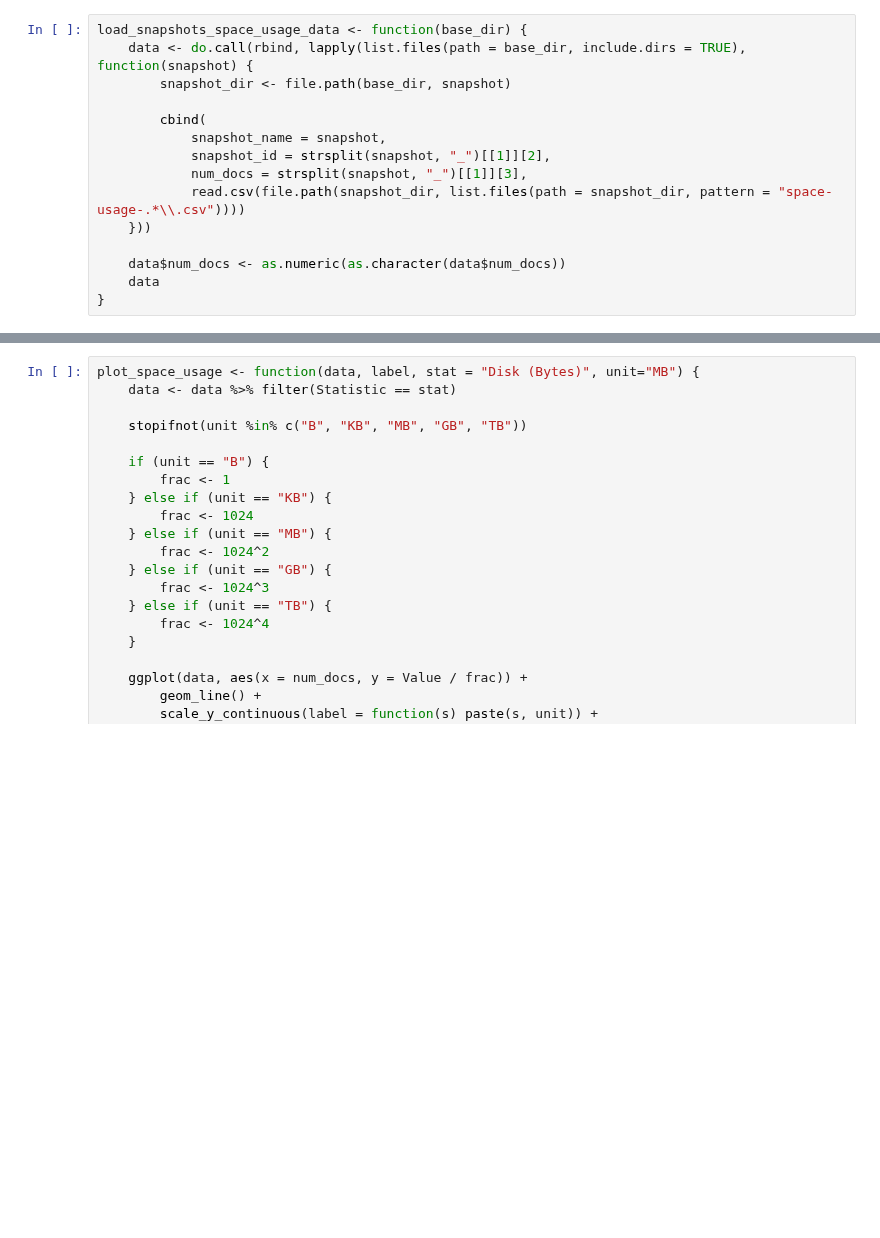
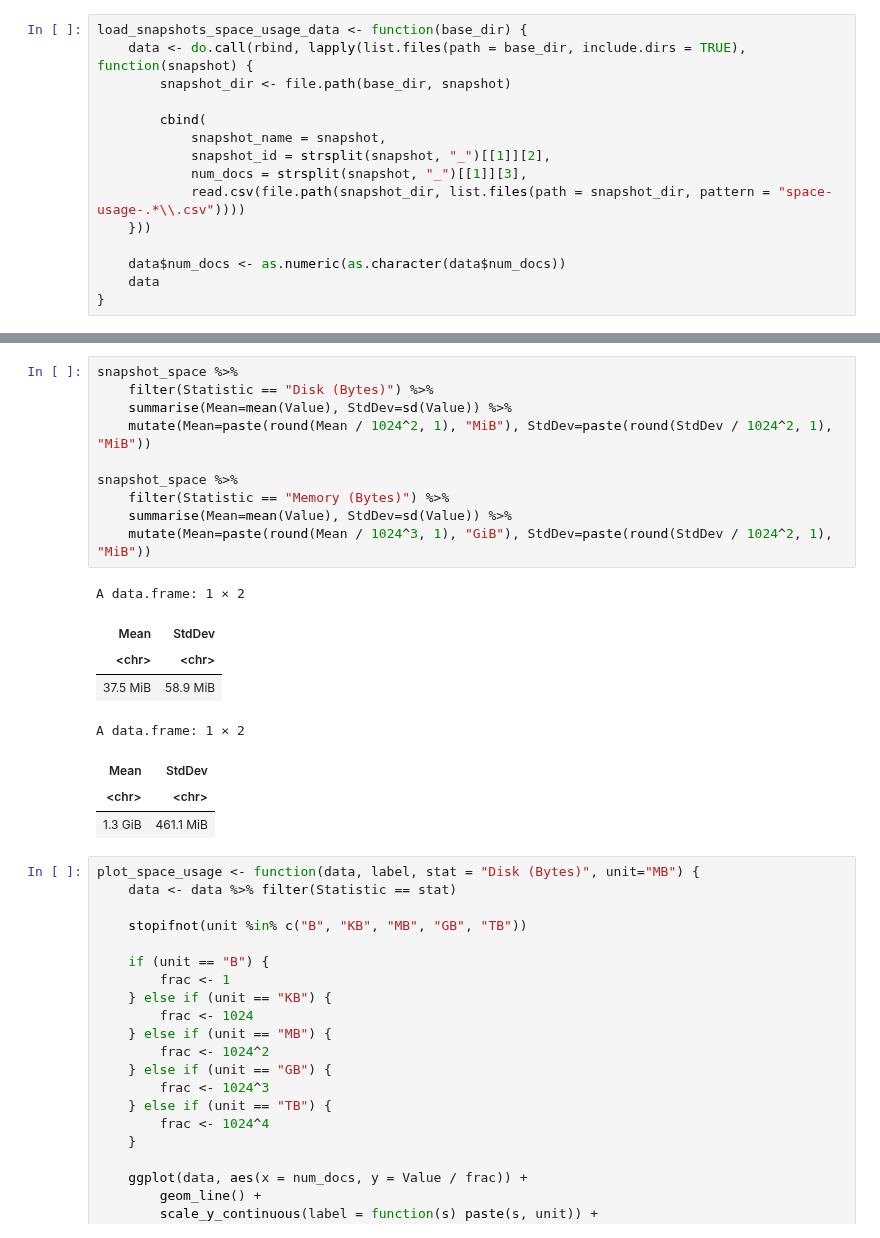
Before and after one commit to feup-infolab/army-ant, a Jupyter notebook: notebooks/hypergraph_of_entity/hypergraph_of_entity.ipynb, the cells around one changed output, grey strips where cells are left out. Drawn from its saved outputs; the diff is of its cells as text; blank space fills up the shorter version.

Commit message:
CN 2019: Computed the mean and standard deviation for the disk and memory space of the index snapshots.

```diff
--- a/notebooks/hypergraph_of_entity/hypergraph_of_entity.ipynb
+++ b/notebooks/hypergraph_of_entity/hypergraph_of_entity.ipynb
@@ -708,6 +712,25 @@ snapshot_space
 | snapshot_013_5000 | 013 | 5000 | Memory (Bytes) | 2181940824 |
 | snapshot_014_8000 | 014 | 8000 | Disk (Bytes) | 190741200 |
 | snapshot_014_8000 | 014 | 8000 | Memory (Bytes) | 2494133584 |
+# %%
+snapshot_space %>%
+    filter(Statistic == "Disk (Bytes)") %>%
+    summarise(Mean=mean(Value), StdDev=sd(Value)) %>%
+    mutate(Mean=paste(round(Mean / 1024^2, 1), "MiB"), StdDev=paste(round(StdDev / 1024^2, 1), "MiB"))
+
+snapshot_space %>%
+    filter(Statistic == "Memory (Bytes)") %>%
+    summarise(Mean=mean(Value), StdDev=sd(Value)) %>%
+    mutate(Mean=paste(round(Mean / 1024^3, 1), "GiB"), StdDev=paste(round(StdDev / 1024^2, 1), "MiB"))
+# %% [output]
+A data.frame: 1 × 2
+| Mean | StdDev |
+| <chr> | <chr> |
+| 37.5 MiB | 58.9 MiB |
+A data.frame: 1 × 2
+| Mean | StdDev |
+| <chr> | <chr> |
+| 1.3 GiB | 461.1 MiB |
 # %%
 plot_space_usage <- function(data, label, stat = "Disk (Bytes)", unit="MB") {
     data <- data %>% filter(Statistic == stat)
```
Also changed, not shown: parts of 2 cells of this notebook.
